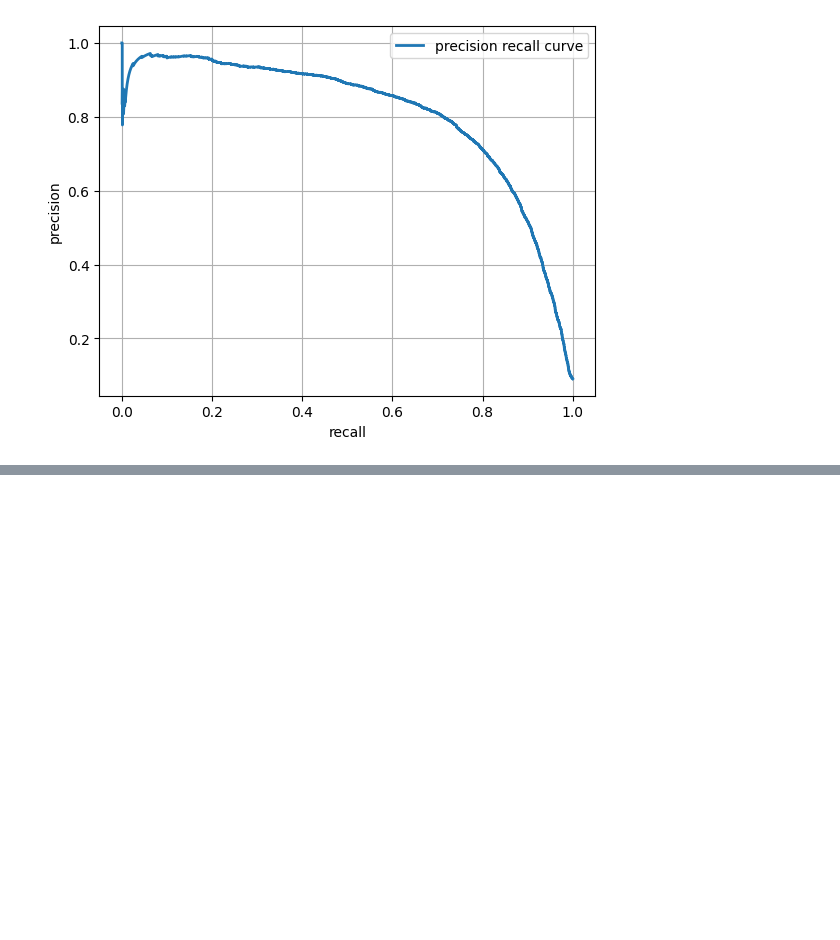
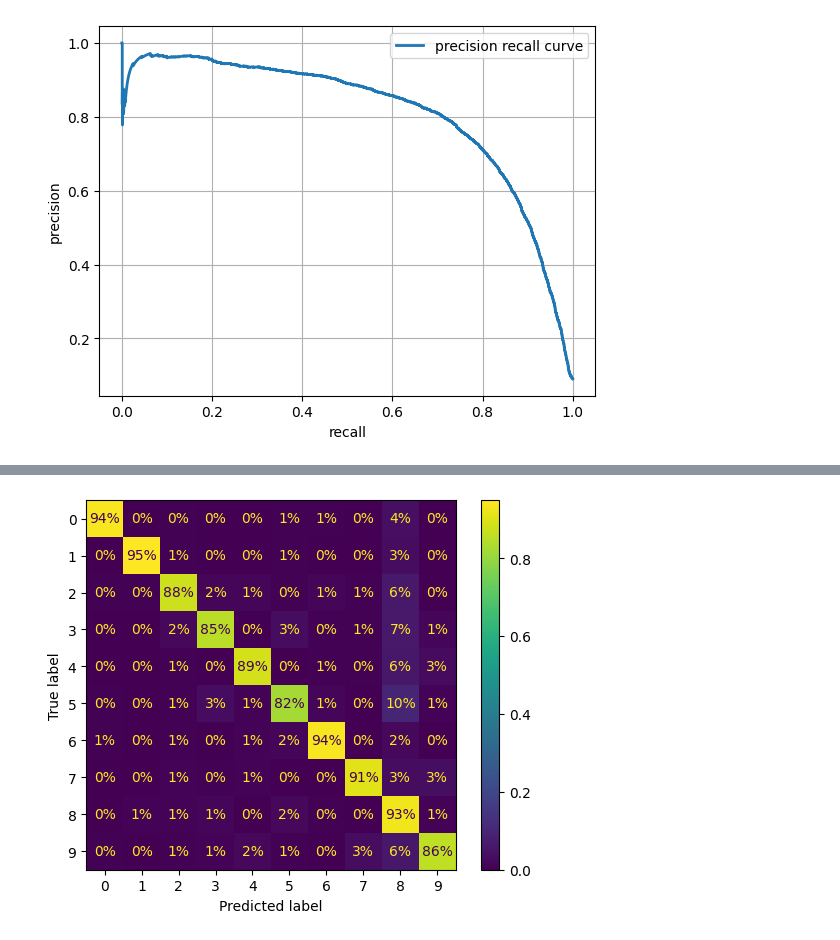
Before and after one commit to afif-af/hanson_ml_scikitlearn_tensorflow, a Jupyter notebook: Chapter03handon_ml.ipynb, the cells around one changed output, grey strips where cells are left out. Saved outputs shown, nothing was run; the diff lists cells and outputs as text; code cells hidden in the pictures; blank space fills up the shorter version.

```diff
--- a/Chapter03handon_ml.ipynb
+++ b/Chapter03handon_ml.ipynb
@@ -186,0 +334,5 @@ plt.show()
+# %%
+ConfusionMatrixDisplay.from_predictions(y_train, y_train_pred, normalize="true",values_format=".0%")
+plt.show()
+# %% [output]
+[figure, added]
```
Also changed, not shown: parts of 42 cells of this notebook.
